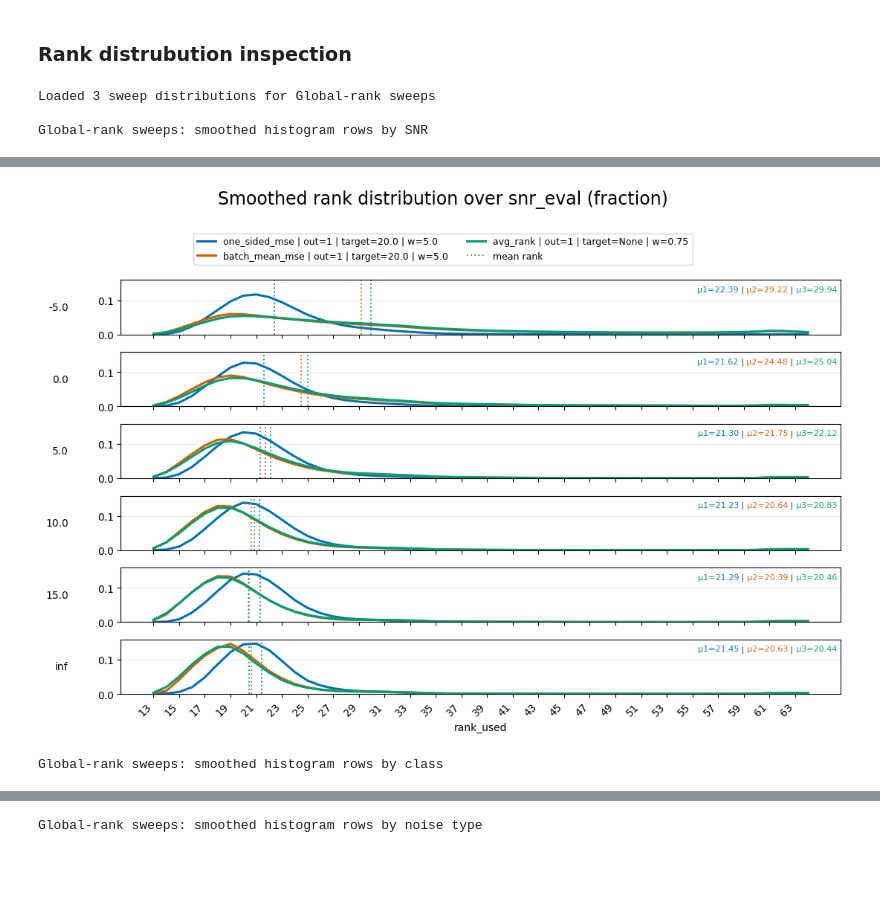
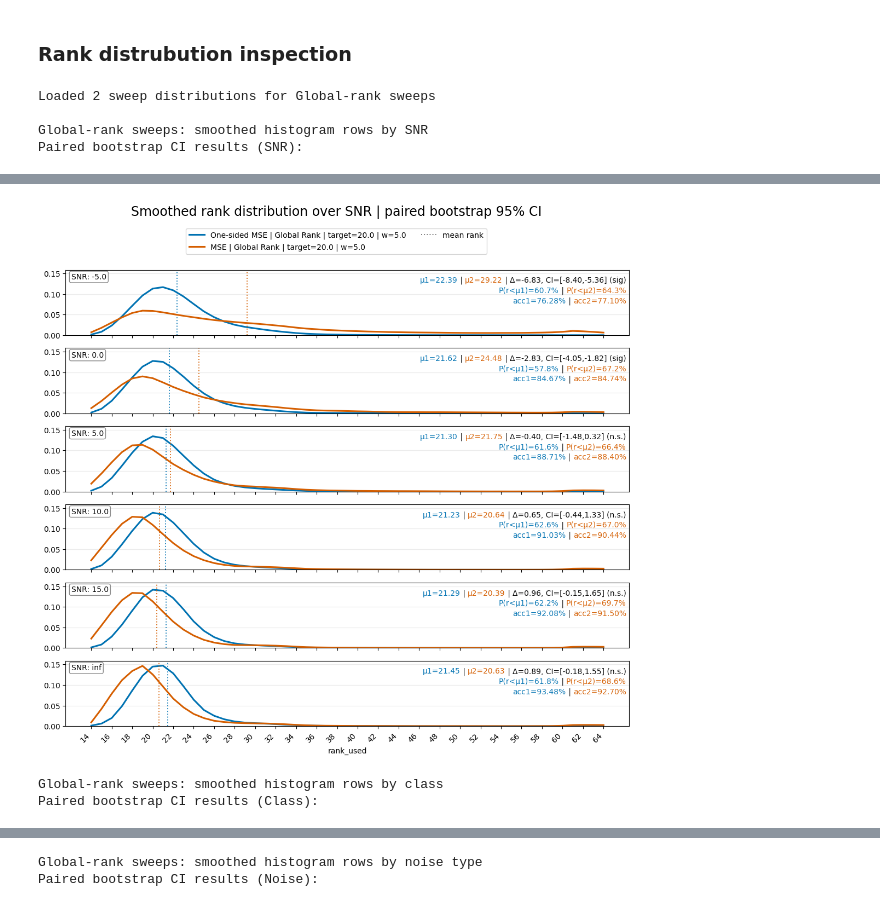
Before and after one commit to c-wejendorp/thesis, a Jupyter notebook: scripts/keyword_spotting/dynamic_model_viz.ipynb, the cells around one changed output, grey strips where cells are left out. Saved outputs shown, nothing was run; the diff lists cells and outputs as text; code cells hidden in the pictures; blank space fills up the shorter version.

Commit message:
pretty plots

```diff
--- a/scripts/keyword_spotting/dynamic_model_viz.ipynb
+++ b/scripts/keyword_spotting/dynamic_model_viz.ipynb
@@ -1038,7 +1038,7 @@ Number of above-baseline sweeps: 9
 # %%
 sweeps_for_distribution_global_rank = filter_sweep_results(
     all_sweep_results,
-    loss_types = ['avg_rank','batch_mean_mse', 'one_sided_mse'],
+    loss_types = ['batch_mean_mse', 'one_sided_mse'],
     router_num_rank_outputs = [1],
     rank_targets= [None, 20],
     pool_modes = ['subsample'],
@@ -1048,7 +1048,7 @@ sweeps_for_distribution_global_rank = filter_sweep_results(
 
 sweeps_for_distribution_per_stack_rank = filter_sweep_results(
     all_sweep_results,
-    loss_types = ['avg_rank','batch_mean_mse', 'one_sided_mse'],
+    loss_types = ['batch_mean_mse', 'one_sided_mse'],
     router_num_rank_outputs = [3],
     rank_targets= [None, 20],
     pool_modes = ['subsample'],
@@ -1072,6 +1072,7 @@ def build_rank_distribution_from_augmented_df(
     df_augmented: pd.DataFrame,
     over: str = "snr",
     normalize: bool = True,
+    max_rank_cap: Optional[float] = None,
 ) -> pd.DataFrame:
     """
     Build rank-use distribution over SNR, class, or noise type from an augmented per-sample dataframe.
@@ -1084,6 +1085,8 @@ def build_rank_distribution_from_augmented_df(
         One of: 'snr', 'class', 'noise' (or direct column names: 'snr_eval', 'label', 'noise_type').
     normalize : bool
         If True, also return per-group fractions in a 'fraction' column.
+    max_rank_cap : float or None
+        Optional upper cap for rank values before building the distribution.
 
     Returns
     -------
@@ -1110,6 +1113,11 @@ def build_rank_distribution_from_augmented_df(
     if rank_col not in df_augmented.columns:
         raise ValueError("Neither 'rank' nor 'rank_used' found in augmented dataframe")
 
+    def _cap_rank(v: float) -> float:
+        if max_rank_cap is None:
+            return float(v)
+        return float(min(max_rank_cap, float(v)))
+
     def _rank_to_list(value: Any) -> List[float]:
         if pd.isna(value):
             return []
@@ -1127,10 +1135,10 @@ def build_rank_distribution_from_augmented_df(
             for v in value:
                 if pd.isna(v):
                     continue
-                out.append(float(v))
+                out.append(_cap_rank(float(v)))
             return out
 
-        return [float(value)]
+        return [_cap_rank(float(value))]
 
     dist_df = df_augmented[[group_col, rank_col]].copy()
     dist_df["rank_used"] = dist_df[rank_col].map(_rank_to_list)
@@ -1500,8 +2032,12 @@ global_rank_results = plot_distributions_for_sweeps(
     sweeps_for_distribution_plots_global_rank,
     title_prefix="Global-rank sweeps",
     smooth_window=5,
+    max_rank_cap=None,
+    show_mcnemar_annotation=False,
+    show_accuracy_annotation=True,
 )
 # %% [output]
-Loaded 3 sweep distributions for Global-rank sweeps
+Loaded 2 sweep distributions for Global-rank sweeps
 
 Global-rank sweeps: smoothed histogram rows by SNR
+Paired bootstrap CI results (SNR):
@@ -1508,2 +2051,3 @@ Global-rank sweeps: smoothed histogram rows by SNR
-[figure, old version]
+[figure, new version]
 Global-rank sweeps: smoothed histogram rows by class
+Paired bootstrap CI results (Class):
@@ -1511 +2068,2 @@ Global-rank sweeps: smoothed histogram rows by class
 Global-rank sweeps: smoothed histogram rows by noise type
+Paired bootstrap CI results (Noise):
```
Also changed, not shown: parts of 5 cells of this notebook.
